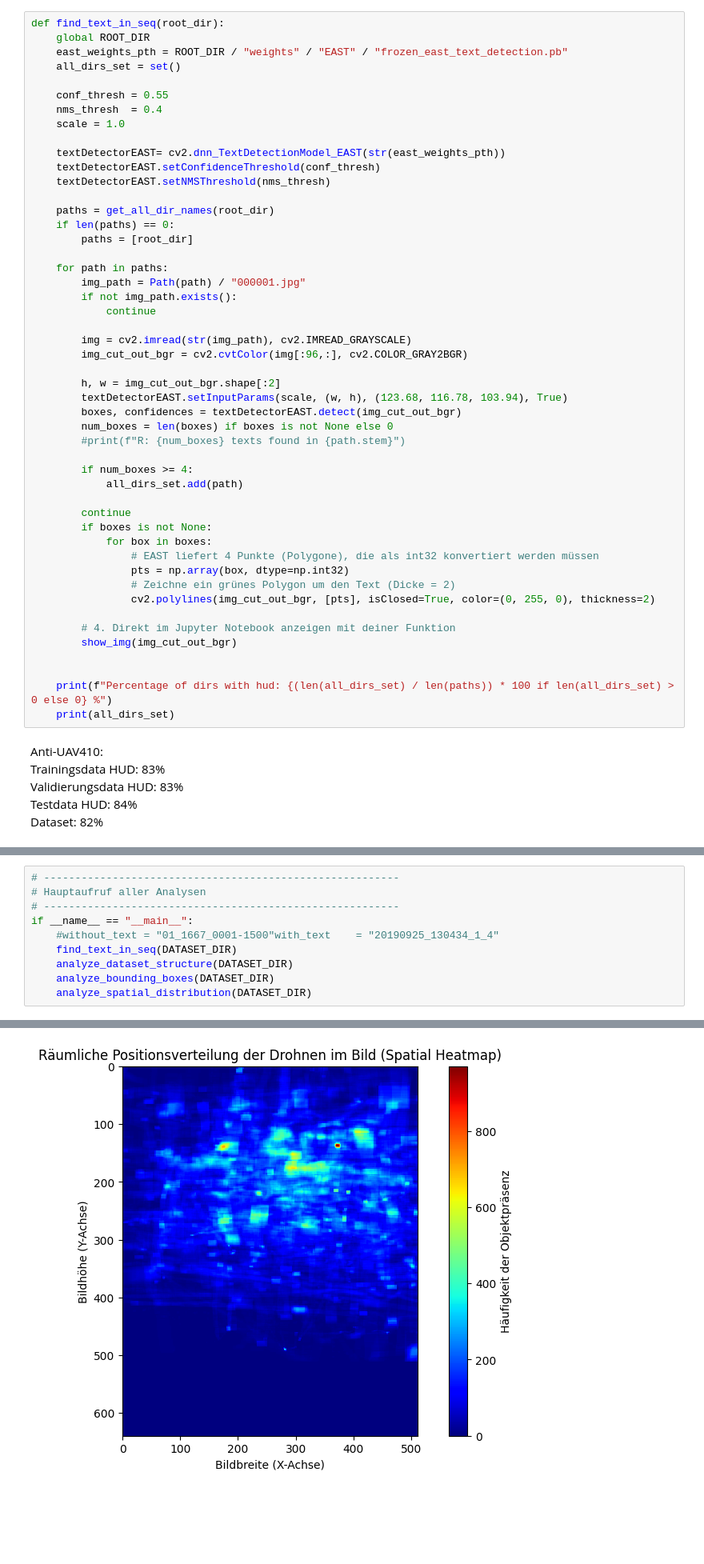
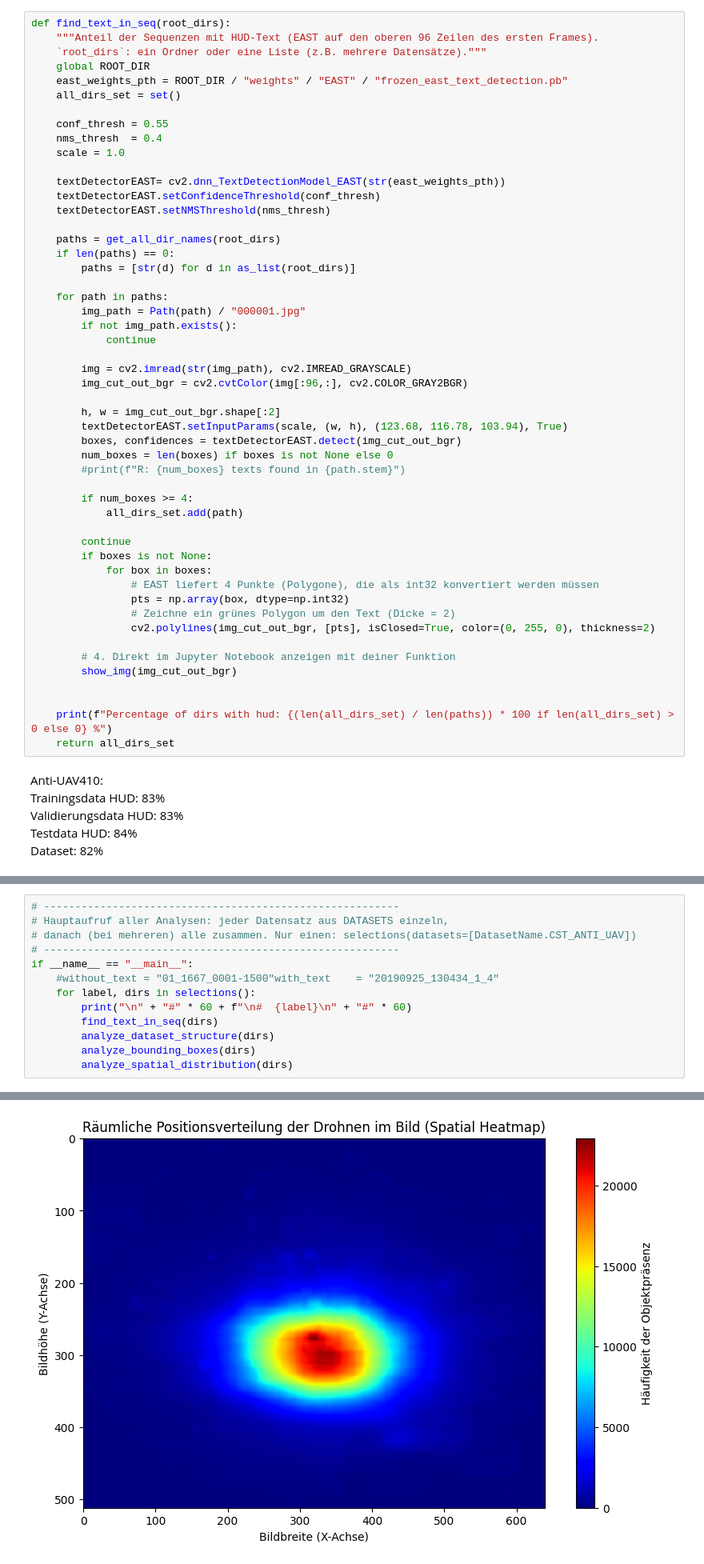
Before and after one commit to MoriartyCoder/Bachelor-Thesis, a Jupyter notebook: notebooks/01_dataset_analysis.ipynb, the cells around one changed output, grey strips where cells are left out. Shown at 80% size. Drawn from its saved outputs; the diff is of its cells as text; blank space fills up the shorter version.

```diff
--- a/notebooks/01_dataset_analysis.ipynb
+++ b/notebooks/01_dataset_analysis.ipynb
@@ -10,5 +11,7 @@ Root-Verzeichnis: /home/jessh/Study/Bachelor-Thesis
 # %%
-def find_text_in_seq(root_dir):
+def find_text_in_seq(root_dirs):
+    """Anteil der Sequenzen mit HUD-Text (EAST auf den oberen 96 Zeilen des ersten Frames).
+    `root_dirs`: ein Ordner oder eine Liste (z.B. mehrere Datensätze)."""
     global ROOT_DIR
     east_weights_pth = ROOT_DIR / "weights" / "EAST" / "frozen_east_text_detection.pb"
     all_dirs_set = set()
@@ -21,9 +24,9 @@ def find_text_in_seq(root_dir):
     textDetectorEAST.setConfidenceThreshold(conf_thresh)
     textDetectorEAST.setNMSThreshold(nms_thresh)
 
-    paths = get_all_dir_names(root_dir)
+    paths = get_all_dir_names(root_dirs)
     if len(paths) == 0:
-        paths = [root_dir]
+        paths = [str(d) for d in as_list(root_dirs)]
 
     for path in paths:
         img_path = Path(path) / "000001.jpg"
@@ -55,7 +58,7 @@ def find_text_in_seq(root_dir):
 
 
     print(f"Percentage of dirs with hud: {(len(all_dirs_set) / len(paths)) * 100 if len(all_dirs_set) > 0 else 0} %")
-    print(all_dirs_set)
+    return all_dirs_set
 # %% [markdown]
 Anti-UAV410: \
 Trainingsdata HUD: 83% \
@@ -244,12 +257,15 @@ def analyze_spatial_distribution(dataset_dir, img_size=(640, 512)):
     plt.show()
 # %%
 # ---------------------------------------------------------
-# Hauptaufruf aller Analysen
+# Hauptaufruf aller Analysen: jeder Datensatz aus DATASETS einzeln,
+# danach (bei mehreren) alle zusammen. Nur einen: selections(datasets=[DatasetName.CST_ANTI_UAV])
 # ---------------------------------------------------------
 if __name__ == "__main__":
     #without_text = "01_1667_0001-1500"with_text    = "20190925_130434_1_4"
-    find_text_in_seq(DATASET_DIR)
-    analyze_dataset_structure(DATASET_DIR)
-    analyze_bounding_boxes(DATASET_DIR)
-    analyze_spatial_distribution(DATASET_DIR)
+    for label, dirs in selections():
+        print("\n" + "#" * 60 + f"\n#  {label}\n" + "#" * 60)
+        find_text_in_seq(dirs)
+        analyze_dataset_structure(dirs)
+        analyze_bounding_boxes(dirs)
+        analyze_spatial_distribution(dirs)
 # %% [output]
@@ -274,4 +290,4 @@ Gesamt: 220 Sequenzen | 245471 Bilder/Frames
 ============================================================
  5. SPATIAL OBJECT DISTRIBUTION (Heatmap)
 ============================================================
-[figure, old version]
+[figure, new version]
```
Also changed, not shown: parts of 3 cells of this notebook, 24 other files.
